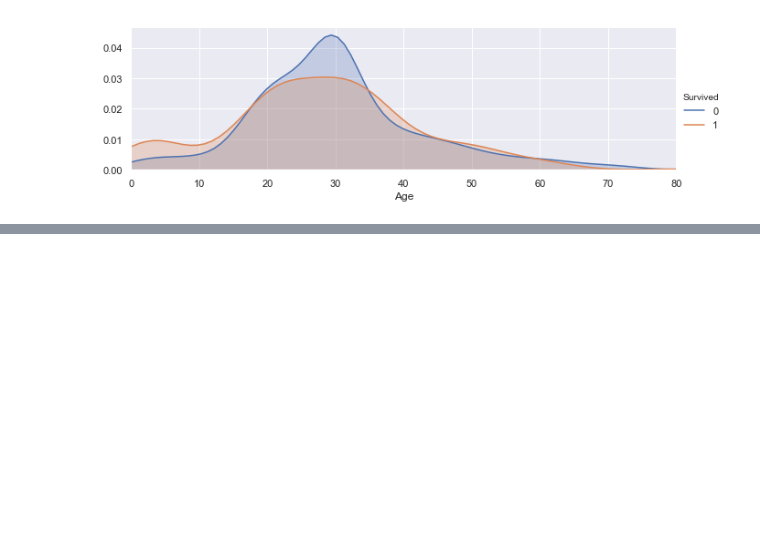
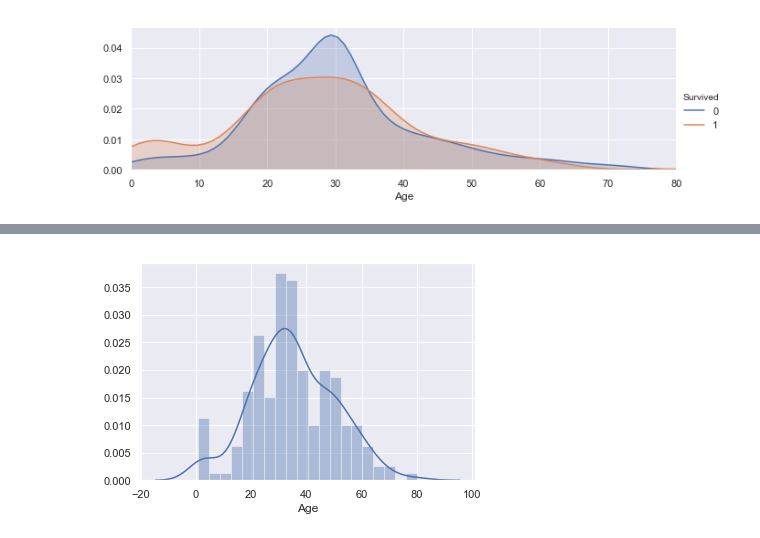
Before and after one commit to uoojin1/kaggle-dietanic, a Jupyter notebook: EDA To Prediction.ipynb, the cells around one changed output, grey strips where cells are left out. Saved outputs shown, nothing was run; the diff lists cells and outputs as text; code cells hidden in the pictures; blank space fills up the shorter version.

```diff
--- a/EDA To Prediction.ipynb
+++ b/EDA To Prediction.ipynb
@@ -283,0 +279,4 @@ plotHistogram(data[data['Survived']==0], 'Age')
+# %%
+plotHistogram(data, 'Age', bins=20, kde=True)
+# %% [output]
+[figure, added]
```
Also changed, not shown: parts of 76 cells of this notebook.
